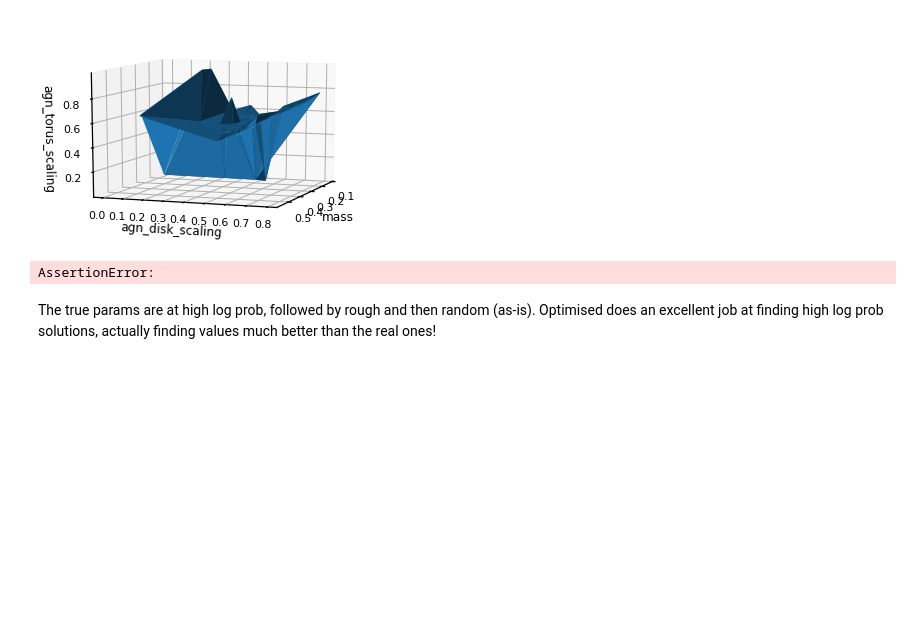
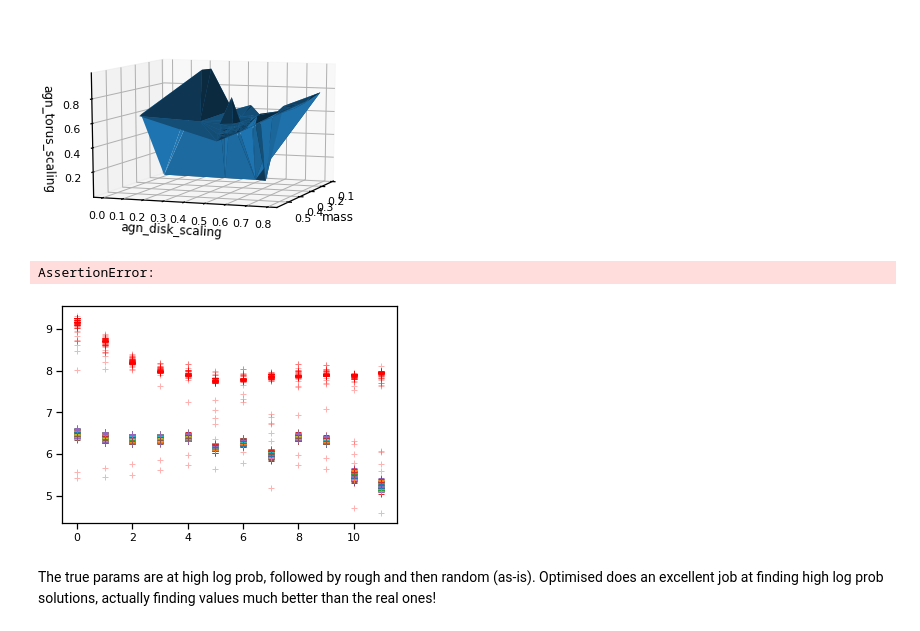
Before and after one commit to mwalmsley/agnfinder, a Jupyter notebook: notebooks/inference/initial_starts.ipynb, the cells around one changed output. Cells and saved outputs as stored; diff of their text form; code cells hidden in the pictures; blank space fills up the shorter version.

```diff
--- a/notebooks/inference/initial_starts.ipynb
+++ b/notebooks/inference/initial_starts.ipynb
@@ -183,16 +213,23 @@ Text(0.5, 0, 'agn_torus_scaling')
 assert False
 # %% [output]
 AssertionError:
+# %%
+def emulator_with_redshift(x, redshift=.001):  # TODO correct this
+    redshifts = np.array([redshift for n in range(len(x))]).reshape(-1, 1)
+    x_with_redshift = tf.concat([redshifts, x], axis=1)
+    return emulator(x_with_redshift)
 # %%
-phot_from_opt = emulator(df[df['method'] == 'optimised'][params].values).numpy()
+phot_from_opt = emulator_with_redshift(df[df['method'] == 'optimised'][params].values).numpy()
 _ = plt.plot(phot_from_opt.transpose(), alpha=.3, linestyle='', marker='+', color='r')
 
-phot_from_actual = emulator(df[df['method'] == 'correct'][params].values).numpy()
+phot_from_actual = emulator_with_redshift(df[df['method'] == 'roughly_correct'][params].values).numpy()
 _ = plt.plot(phot_from_actual.transpose(), linestyle='', marker='+', label='actual')
 # phot_from_actual
 
-plt.plot(-np.log10(true_observation), linestyle='', marker='+', color='k', label='obs')
-plt.legend()
+# plt.plot(-np.log10(true_observation), linestyle='', marker='+', color='k', label='obs')
+# plt.legend()
+# %% [output]
+[figure, added]
 # %%
 params[2]
 # %%
```
Also changed, not shown: parts of 16 cells of this notebook, 2 other files.
